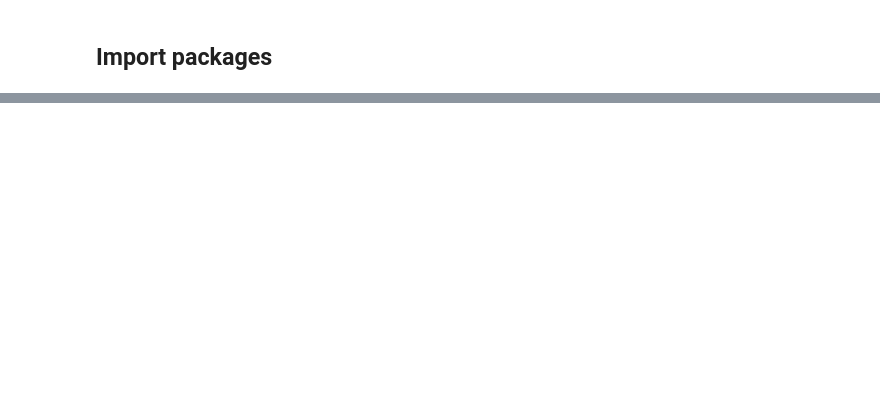
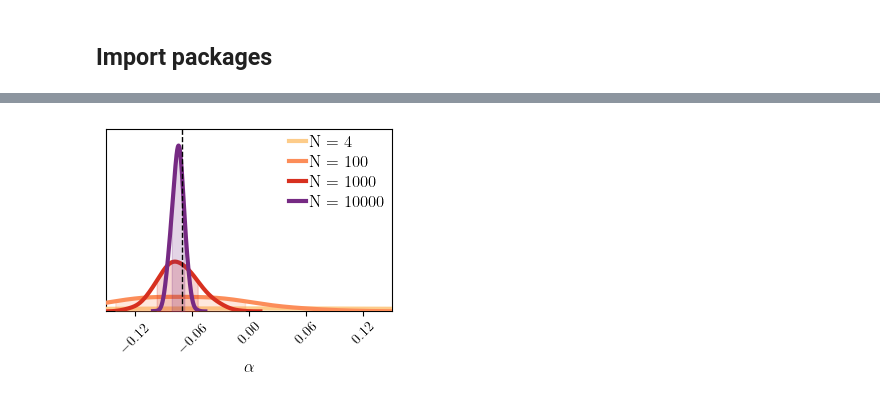
Before and after one commit to nataliehogg/quasar-ddr, a Jupyter notebook: sampler_interface.ipynb, the cells around one changed output, grey strips where cells are left out. Cells and saved outputs as stored; diff of their text form; code cells hidden in the pictures; blank space fills up the shorter version.

```diff
--- a/sampler_interface.ipynb
+++ b/sampler_interface.ipynb
@@ -133,0 +168,32 @@ fig = c.plotter.plot_walks(convolve=100)
+# %%
+parameters = list(truth_m1)
+c = ChainConsumer()
+for name, stem in chains.items():
+    chain_root = chain_dir / stem
+    frames = []
+    for path in sorted(chain_root.parent.glob(chain_root.name + '.[0-9]*.txt')):
+        with path.open() as handle:
+            columns = handle.readline().lstrip('#').split()
+        frame = pd.read_csv(path, sep=r'\s+', comment='#', names=columns)
+        frames.append(frame.iloc[int(burn_fraction * len(frame)):])
+    if not frames:
+        raise FileNotFoundError(f'No chain files for {chain_root}')
+    samples = pd.concat(frames, ignore_index=True)
+
+    c.add_chain(Chain(samples=samples[parameters + ['weight']],
+                      weight_column='weight', name=name,
+                      color = colours[name],
+                      bins=10, smooth=20, shade_gradient = 0.8, linewidth=3.0))
+
+c.add_truth(Truth(location=truth_m2, color='k'))
+c.set_plot_config(PlotConfig(
+    labels={'alpha': r'$\alpha$', 'beta': r'$\beta$'},
+    usetex=True, serif=True, legend_color_text=False,
+     extents={'alpha':(-0.15, 0.15)}
+))
+fig = c.plotter.plot(figsize=(3.4, 3.0) if len(parameters) == 1 else (6, 6),)
+plt.tight_layout()
+# plt.savefig('/home/nataliehogg/Documents/Projects/davide/figures/comparison_M1_asimov.pdf', dpi=300)
+plt.show()
+# %% [output]
+[figure, added]
```
Also changed, not shown: parts of 21 cells of this notebook, 1 other file.
